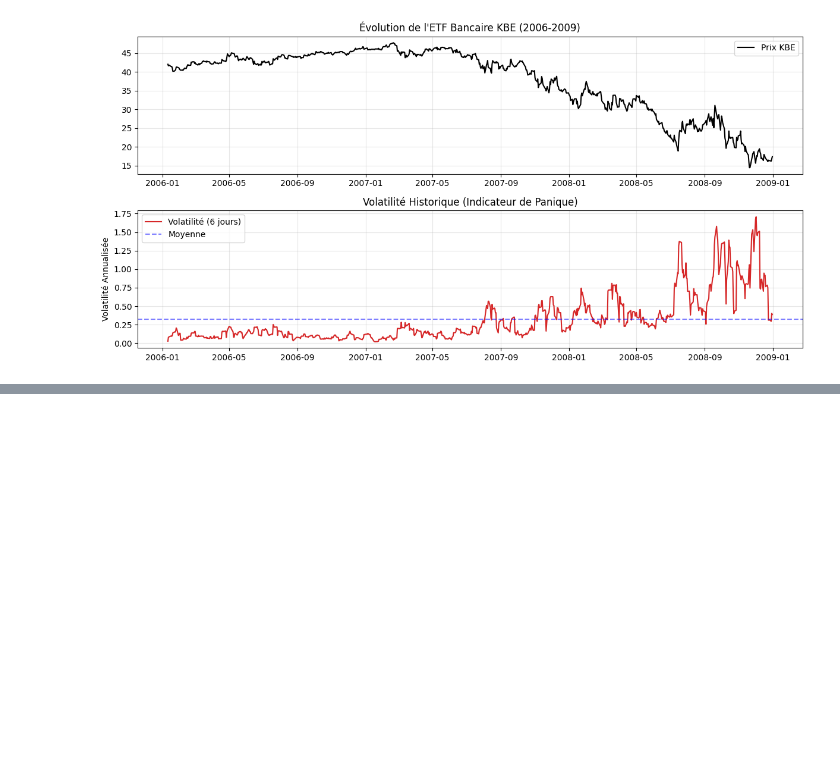
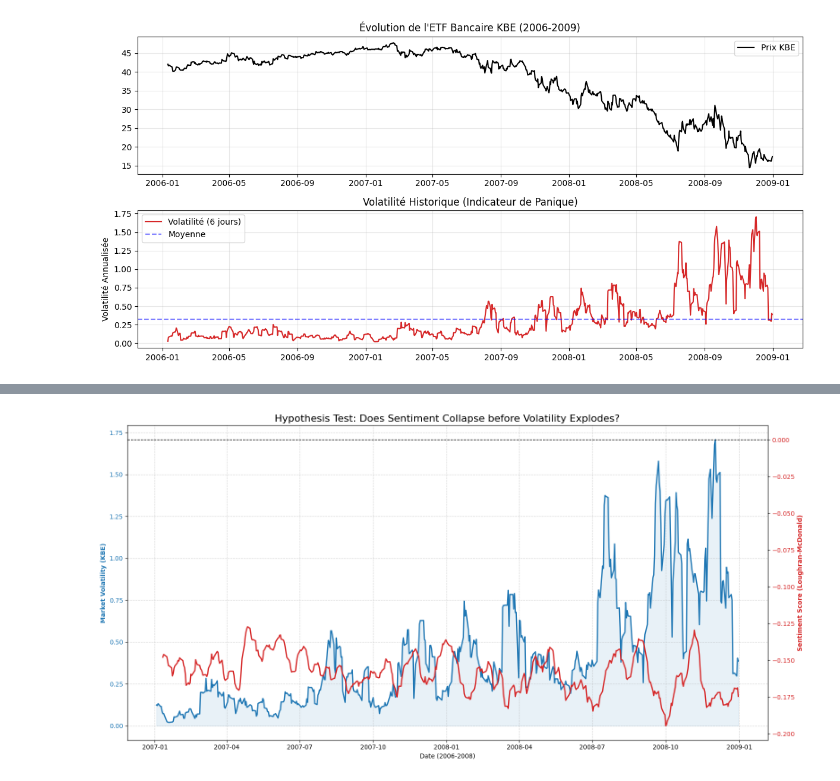
Before and after one commit to sylvia-ren/NLP-Financial-Crisis-Modeling, a Jupyter notebook: notebooks/01_Data_Historical.ipynb, the cells around one changed output, grey strips where cells are left out. Drawn from its saved outputs; the diff is of its cells as text; code cells hidden in the pictures; blank space fills up the shorter version.

```diff
--- a/notebooks/01_Data_Historical.ipynb
+++ b/notebooks/01_Data_Historical.ipynb
@@ -158,0 +77,79 @@ LAG   | P-VALUE    | RÉSULTAT
+# %%
+import pandas as pd
+import matplotlib.pyplot as plt
+
+# 1. Chargement des données
+df_sent = pd.read_csv('../data/daily_sentiment_lm_final.csv')
+df_fine = pd.read_csv('../data/financial_data_KBE.csv')
+
+# --- DEBUG : AFFICHE LES COLONNES POUR ÊTRE SÛR ---
+print("Colonnes Sentiment :", df_sent.columns)
+print("Colonnes Finance :", df_fine.columns)
+
+# 2. Nettoyage et Conversion
+# A. Sentiment
+df_sent['date_only'] = pd.to_datetime(df_sent['date_only'])
+
+# B. Finance
+col_date_fin = 'DATE' if 'DATE' in df_fine.columns else 'Date'
+
+# On convertit
+df_fine[col_date_fin] = pd.to_datetime(df_fine[col_date_fin]).dt.tz_localize(None)
+df_fine = df_fine.sort_values(col_date_fin)
+
+# 3. Fusion des deux mondes
+# On utilise la variable 'col_date_fin' pour ne plus avoir d'erreur
+df_plot = pd.merge(df_fine, df_sent, left_on=col_date_fin, right_on='date_only', how='inner')
+
+# On renomme la colonne date finale pour simplifier la suite
+df_plot = df_plot.rename(columns={col_date_fin: 'Date'})
+
+# 4. Lissage (Smoothing)
+df_plot['sentiment_smooth'] = df_plot['mean'].rolling(window=7).mean()
+
+# 5. Création du graphique
+fig, ax1 = plt.subplots(figsize=(16, 8))
+
+# --- Axe 1 : Volatilité (VIX) ---
+color_vol = '#1f77b4' # Bleu
+ax1.set_xlabel('Date (2006-2008)')
+ax1.set_ylabel('Market Volatility (KBE)', color=color_vol, fontweight='bold')
+# On vérifie si la colonne s'appelle 'Volatility' ou 'Close' ou 'VIXCLS'
+col_vol = 'Volatility' if 'Volatility' in df_plot.columns else df_plot.columns[1] # Prends la 2eme colonne par défaut
+
+ax1.plot(df_plot['Date'], df_plot[col_vol], color=color_vol, lw=2, label='VIX (Fear Index)')
+ax1.fill_between(df_plot['Date'], df_plot[col_vol], alpha=0.1, color=color_vol)
+ax1.tick_params(axis='y', labelcolor=color_vol)
+
+# --- Axe 2 : Sentiment (NLP) ---
+ax2 = ax1.twinx()
+color_sent = '#d62728' # Rouge
+ax2.set_ylabel('Sentiment Score (Loughran-McDonald)', color=color_sent, fontweight='bold')
+ax2.plot(df_plot['Date'], df_plot['sentiment_smooth'], color=color_sent, lw=2, label='News Sentiment (7d Avg)')
+ax2.axhline(0, color='black', lw=1, ls='--')
+ax2.tick_params(axis='y', labelcolor=color_sent)
+
+plt.title('Hypothesis Test: Does Sentiment Collapse before Volatility Explodes?', fontsize=16)
+ax1.grid(True, linestyle='--', alpha=0.5)
+fig.tight_layout()
+plt.show()
+
+# --- CORRÉLATION GLISSANTE ---
+# On utilise la colonne de volatilité détectée automatiquement
+df_plot['rolling_corr'] = df_plot['sentiment_smooth'].rolling(window=60).corr(df_plot[col_vol])
+
+plt.figure(figsize=(16, 5))
+plt.plot(df_plot['Date'], df_plot['rolling_corr'], color='purple', lw=2)
+plt.axhline(0, color='black', linestyle='--')
+# Remplissage conditionnel
+plt.fill_between(df_plot['Date'], df_plot['rolling_corr'], 0,
+                 where=(df_plot['rolling_corr'] < 0), color='red', alpha=0.3, label='Negative Corr (Normal)')
+plt.fill_between(df_plot['Date'], df_plot['rolling_corr'], 0,
+                 where=(df_plot['rolling_corr'] > 0), color='green', alpha=0.3, label='Positive Corr (Anomaly)')
+
+plt.title('Rolling Correlation: Sentiment vs. KBE (60-day window)', fontsize=14)
+plt.ylabel('Correlation Coefficient')
+plt.legend()
+plt.grid(True, alpha=0.3)
+plt.show()
+# %% [output]
@@ -158,0 +158 @@ LAG   | P-VALUE    | RÉSULTAT
+[figure, added]
```
Also changed, not shown: parts of 3 cells of this notebook, 2 other files.
